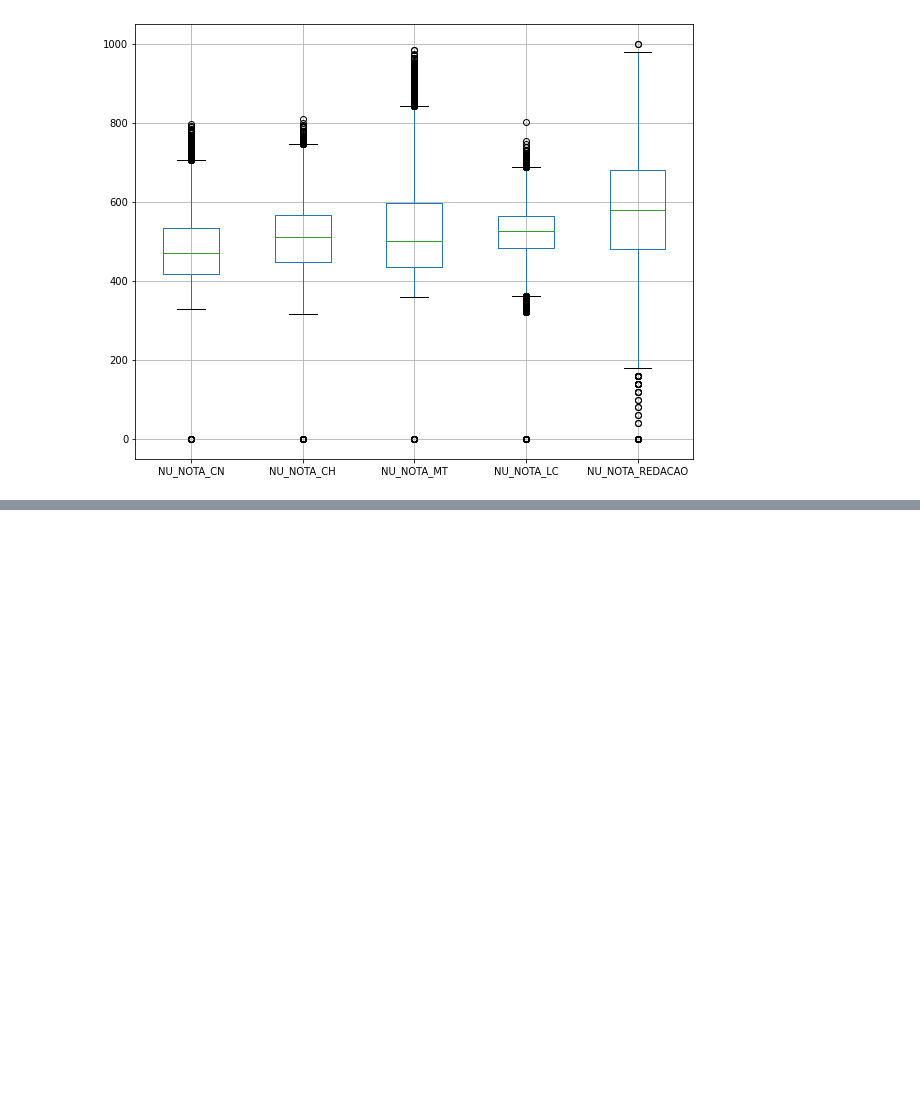
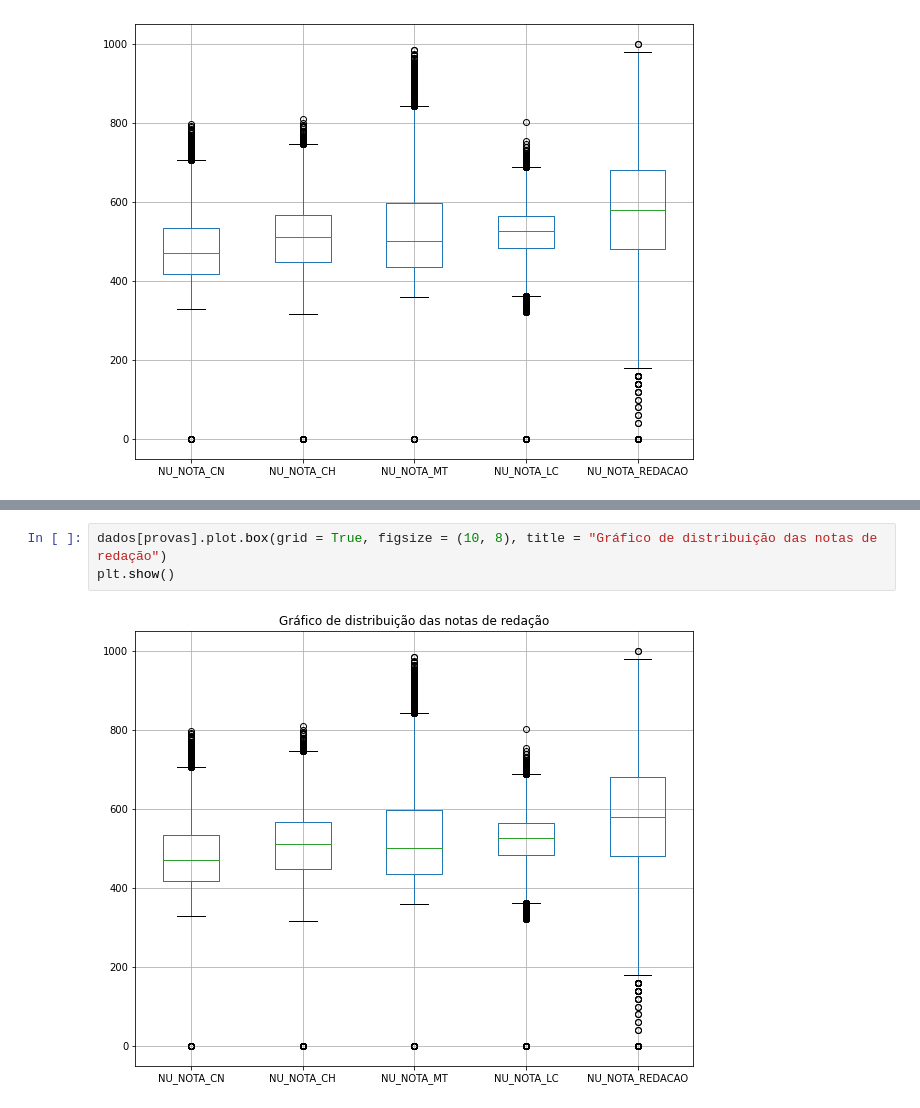
Before and after one commit to audreyemmely/alura-data-immersion, a Jupyter notebook: aula01_desafio01.ipynb, the cells around one changed output, grey strips where cells are left out. Saved outputs shown, nothing was run; the diff lists cells and outputs as text; blank space fills up the shorter version.

```diff
--- a/aula01_desafio01.ipynb
+++ b/aula01_desafio01.ipynb
@@ -206,0 +233,5 @@ dados[provas].boxplot(grid = True, figsize = (10, 8))
+# %%
+dados[provas].plot.box(grid = True, figsize = (10, 8), title = "Gráfico de distribuição das notas de redação")
+plt.show()
+# %% [output]
+[figure, added]
```
Also changed, not shown: parts of 15 cells of this notebook.
